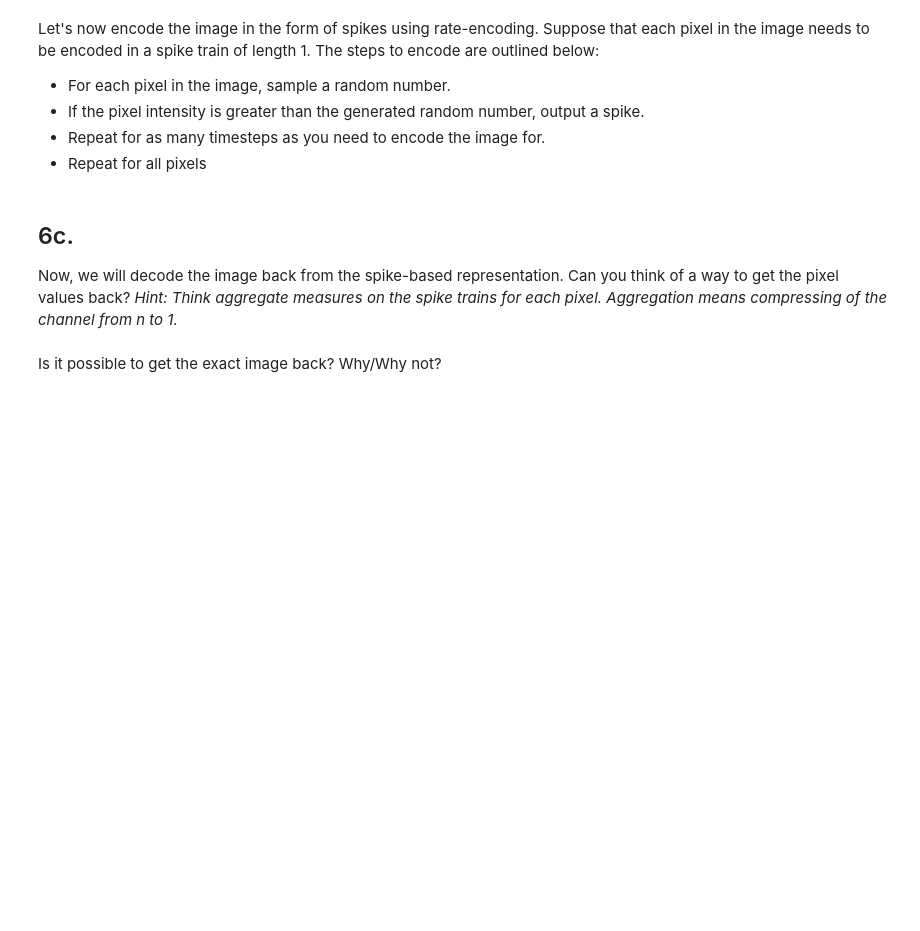
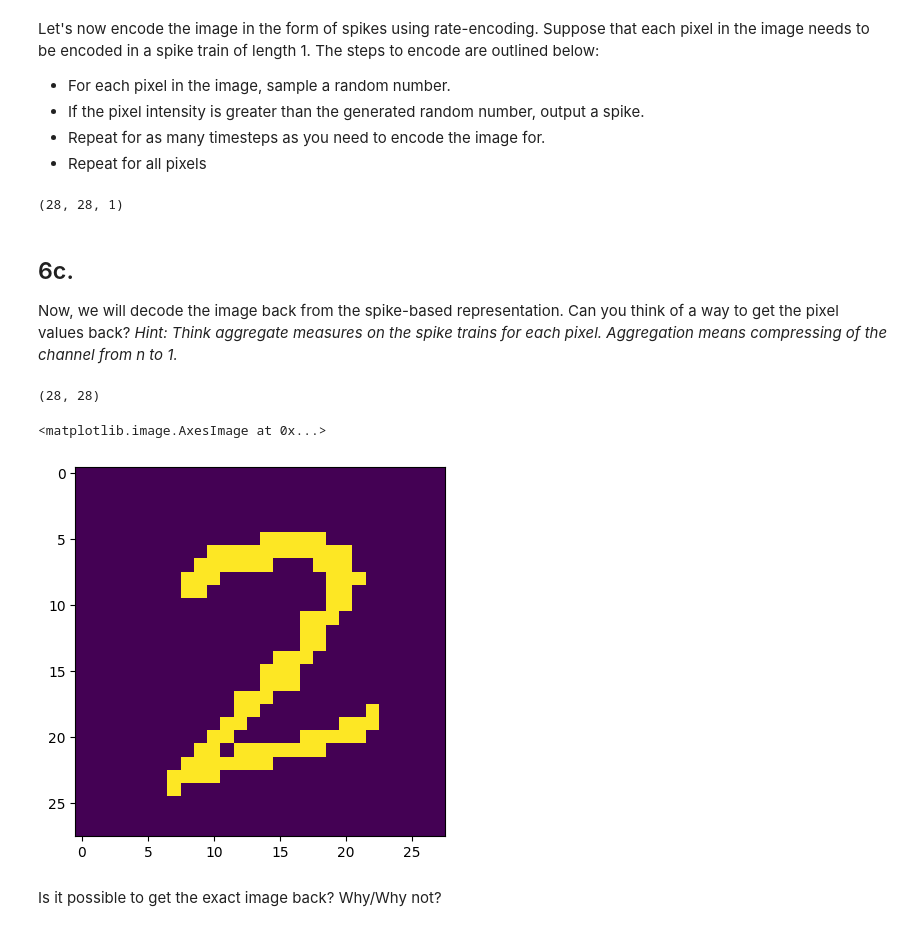
Before and after one commit to harmanpunn/525-BIC, a Jupyter notebook: Assignment 1/Assignment1/Assignment1_Questions.ipynb, the cells around one changed output. Saved outputs shown, nothing was run; the diff lists cells and outputs as text; code cells hidden in the pictures; blank space fills up the shorter version.

```diff
--- a/Assignment 1/Assignment1/Assignment1_Questions.ipynb
+++ b/Assignment 1/Assignment1/Assignment1_Questions.ipynb
@@ -535,19 +539,29 @@ Let's now encode the image in the form of spikes using rate-encoding. Suppose th
 * Repeat for all pixels
 # %%
 #0. Decide the number of spike train here. let us say n_spike = 1 here.
-
+n_spike = 1
 
 #1. Use the numpy.random.rand function to encode the MNIST image into spikes
-
+threshold = np.random.rand(*x.shape)
+spike_encoded_img = (x > threshold).astype(int).reshape(*x.shape, n_spike)
 
 #2. Output the shape of the spike-encoded image using numpy.shape (hint: the spike-encoded image should be a 3d arraay)
+print(np.shape(spike_encoded_img))
+# %% [output]
+(28, 28, 1)
 # %% [markdown]
 ## 6c.
 Now, we will decode the image back from the spike-based representation. Can you think of a way to get the pixel values back? *Hint: Think aggregate measures on the spike trains for each pixel. Aggregation means compressing of the channel from n to 1.*
 # %%
 #1. Compute some aggregate measure of spike trains for each pixel to get the image back. Numpy aggregate functions might be useful here
-
+output_arr = spike_encoded_img.mean(axis=2)
+print(output_arr.shape)
 #2. visualize the reconstructed image
+plt.imshow(output_arr)
+# %% [output]
+(28, 28)
+<matplotlib.image.AxesImage at 0x...>
+[figure, added]
 # %% [markdown]
 Is it possible to get the exact image back? Why/Why not?
 # %% [markdown]
```
Also changed, not shown: parts of 12 cells of this notebook.
